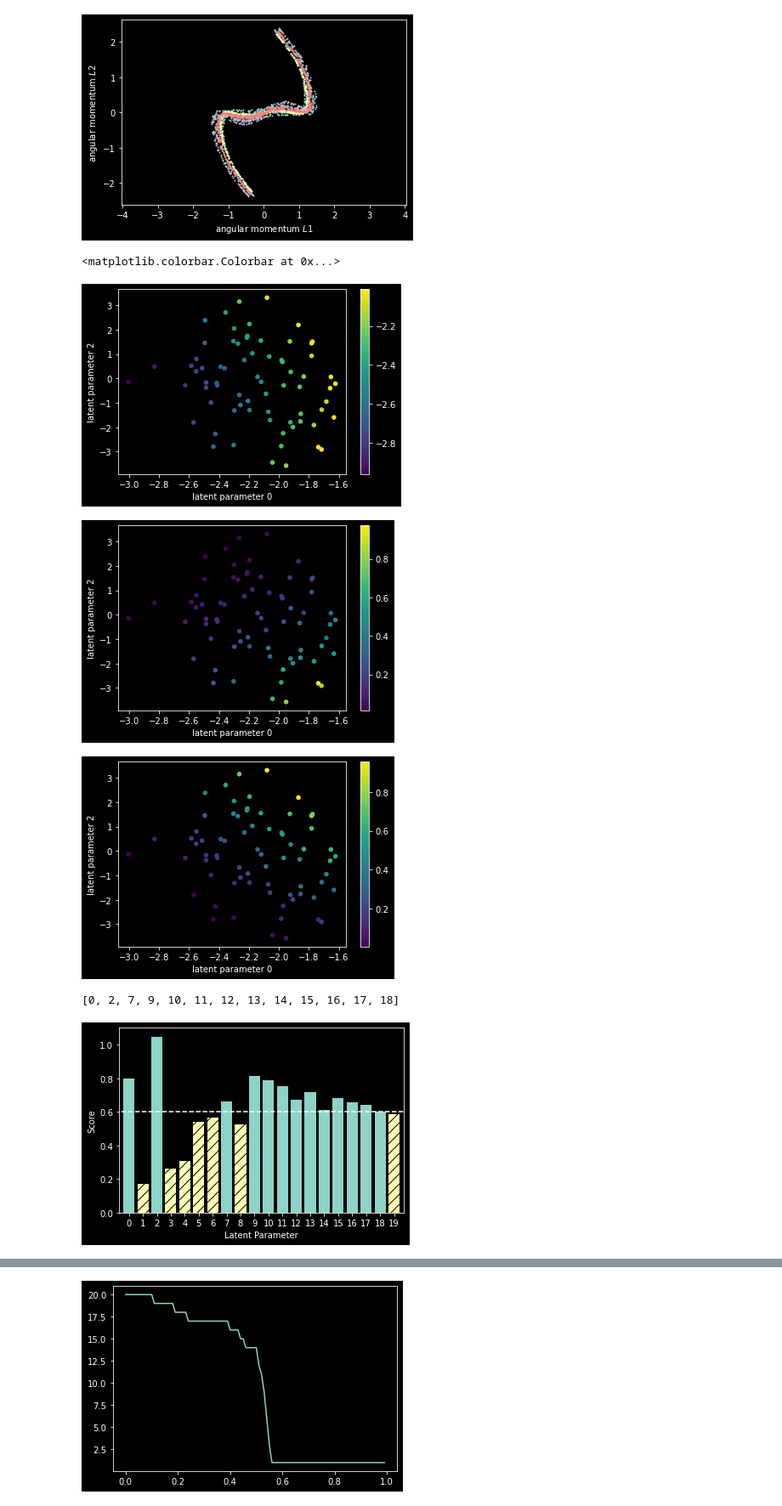
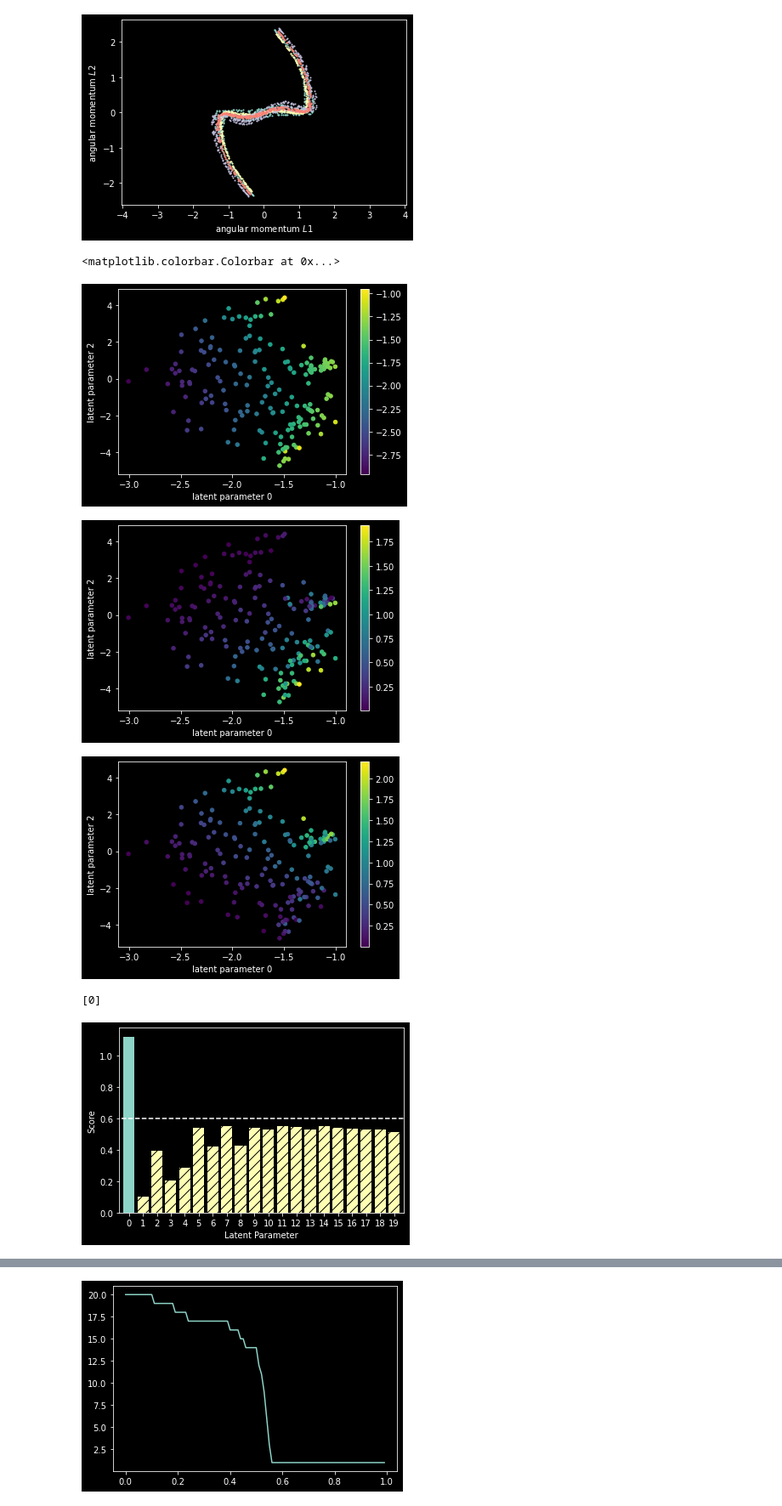
Before and after one commit to peterparity/conservation-laws-manifold-learning, a Jupyter notebook: double_pendulum.ipynb, the cells around one changed output, grey strips where cells are left out. Shown at 85% size. Drawn from its saved outputs; the diff is of its cells as text; code cells hidden in the pictures.

```diff
--- a/double_pendulum.ipynb
+++ b/double_pendulum.ipynb
@@ -15,13 +15,14 @@ def preprocess(data):
     return data
 
 file_name = "double_pendulum_1000_500_v0.5"
-data = np.load("data/" + file_name + ".npz")
-data, params = data["data"], data["params"]
+out_name = file_name
+raw_data = np.load("data/" + file_name + ".npz")
+raw_data, params = raw_data["data"], raw_data["params"]
 
 E = params[:,0]
 E1 = params[:,1]
 E2 = params[:,2]
 
-data = preprocess(data)
+data = preprocess(raw_data)
 # %%
 plt.figure()
@@ -83,7 +84,5 @@ Converged? True
 # %%
-Eidx = E < np.inf #E < -1
-plt.scatter(E[Eidx]+3, E1[Eidx]+E2[Eidx], s=1)
-evals, embedding, epsilon = manifold.diffusion_map(dist_mat[Eidx][:,Eidx], n_components=20, epsilon='max', n_neighbors=50, alpha=1, robust=True)
+evals, embedding, epsilon = manifold.diffusion_map(dist_mat, n_components=20, epsilon='max', n_neighbors=50, alpha=1, robust=True)
 # %% [output]
 nn_max = 2.854973139785277
 epsilon = 16.301743257790804
@@ -180,7 +178,7 @@ plt.axis('equal');
 # %%
 emb1 = 0
 emb2 = 2
-data_filter = E < -2 #(embedding[:,0]>0.5)
+data_filter = embedding[:,0] < -1
 s = 20
 
 plt.figure()
@@ -202,25 +200,25 @@ plt.ylabel(f"latent parameter {emb2}")
 plt.colorbar()
 # %% [output]
 <matplotlib.colorbar.Colorbar at 0x...>
-[figure, old version]
+[figure, new version]
-[figure, old version]
+[figure, new version]
-[figure, old version]
+[figure, new version]
 # %%
 threshold = 0.6
 n_components = evals.shape[0]
 
-embed_list, scores_pass, scores_fail = manifold.heuristic_importance_score(evals, embedding[E < 0,:], threshold=threshold, weights="standard")
+embed_list, scores_pass, scores_fail = manifold.heuristic_importance_score(evals, embedding, threshold=threshold, weights="adjusted")
 print(embed_list)
 
 plt.bar(list(range(n_components)), scores_pass)
 plt.bar(list(range(n_components)), scores_fail, hatch='//')
 plt.xticks(ticks=range(n_components))
 plt.xlim(-0.7, n_components-0.3)
 # plt.ylim(0, 1)
 plt.ylabel("Score")
 plt.xlabel("Latent Parameter")
 plt.hlines(threshold, -1, n_components, 'white', linestyles='dashed');
 # plt.savefig("unpredictability_scores.png", dpi=300)
 # %% [output]
-[0, 2, 7, 9, 10, 11, 12, 13, 14, 15, 16, 17, 18]
+[0]
-[figure, old version]
+[figure, new version]
```
Also changed, not shown: parts of 10 cells of this notebook, 13 other files.
